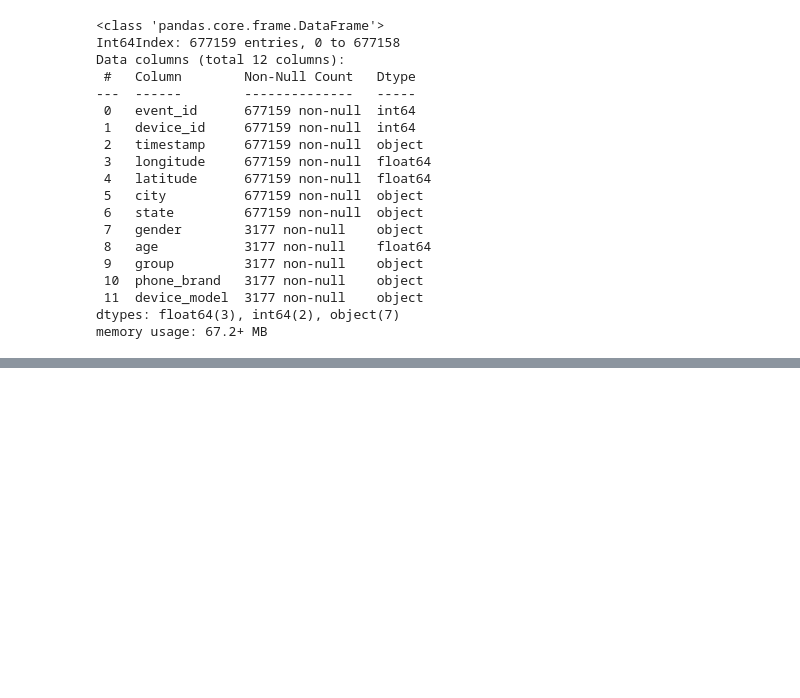
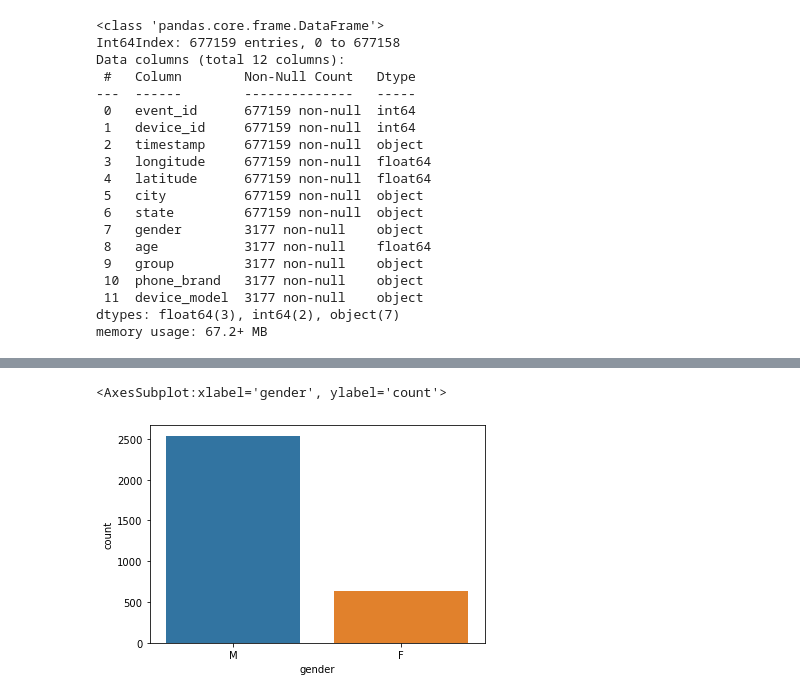
Before and after one commit to Drakus98/Capstone_1, a Jupyter notebook: Capstone_Project.ipynb, the cells around one changed output, grey strips where cells are left out. Cells and saved outputs as stored; diff of their text form; code cells hidden in the pictures; blank space fills up the shorter version.

```diff
--- a/Capstone_Project.ipynb
+++ b/Capstone_Project.ipynb
@@ -338,0 +394,8 @@ df
+# %%
+# Assessing Q3 from Week 3
+sns.countplot(x='gender',data=dfm)
+
+#ax = sns.barplot(x="phone_brand", y="", data=tips)
+# %% [output]
+<AxesSubplot:xlabel='gender', ylabel='count'>
+[figure, added]
```
Also changed, not shown: parts of 6 cells of this notebook, 1 other file.
